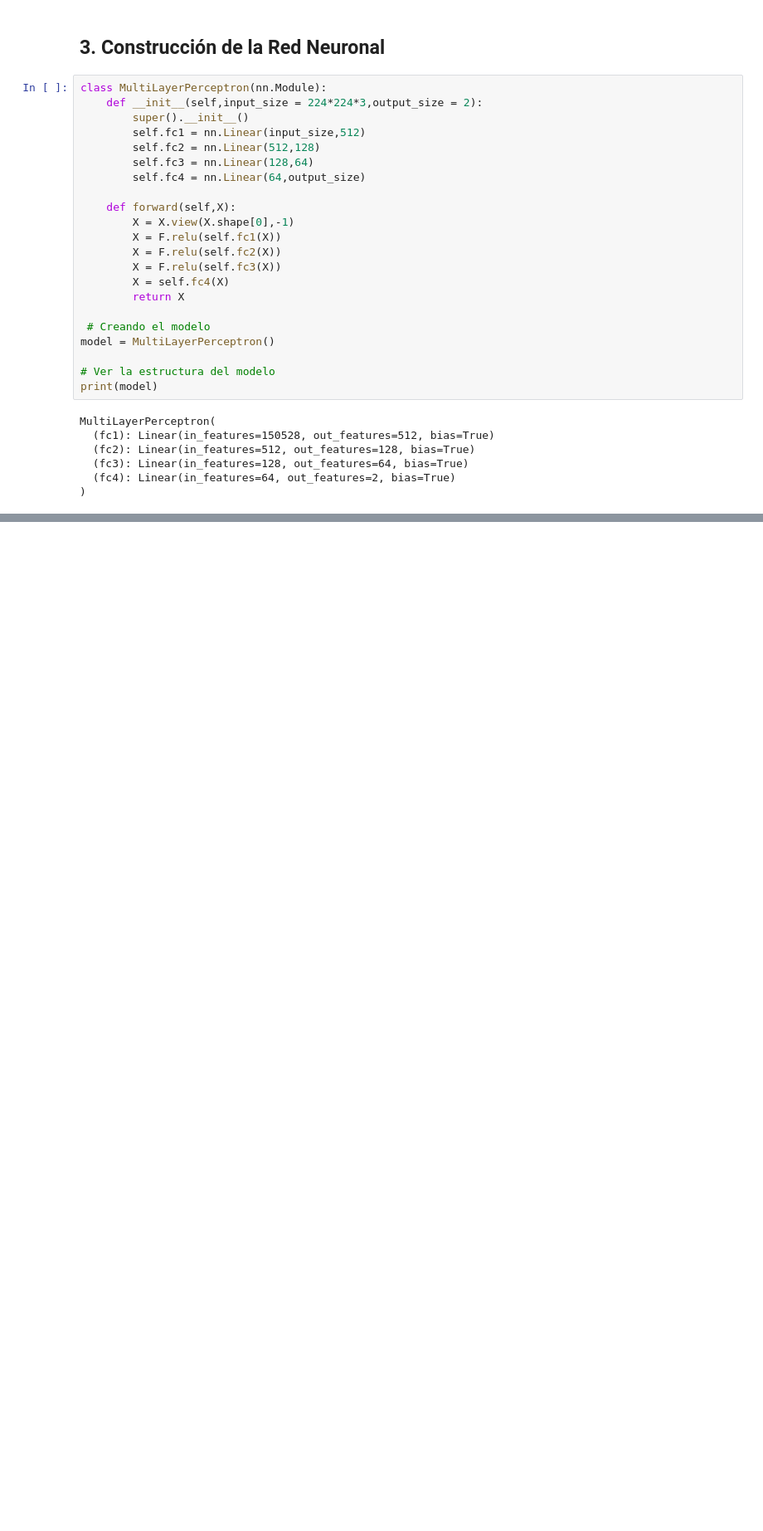
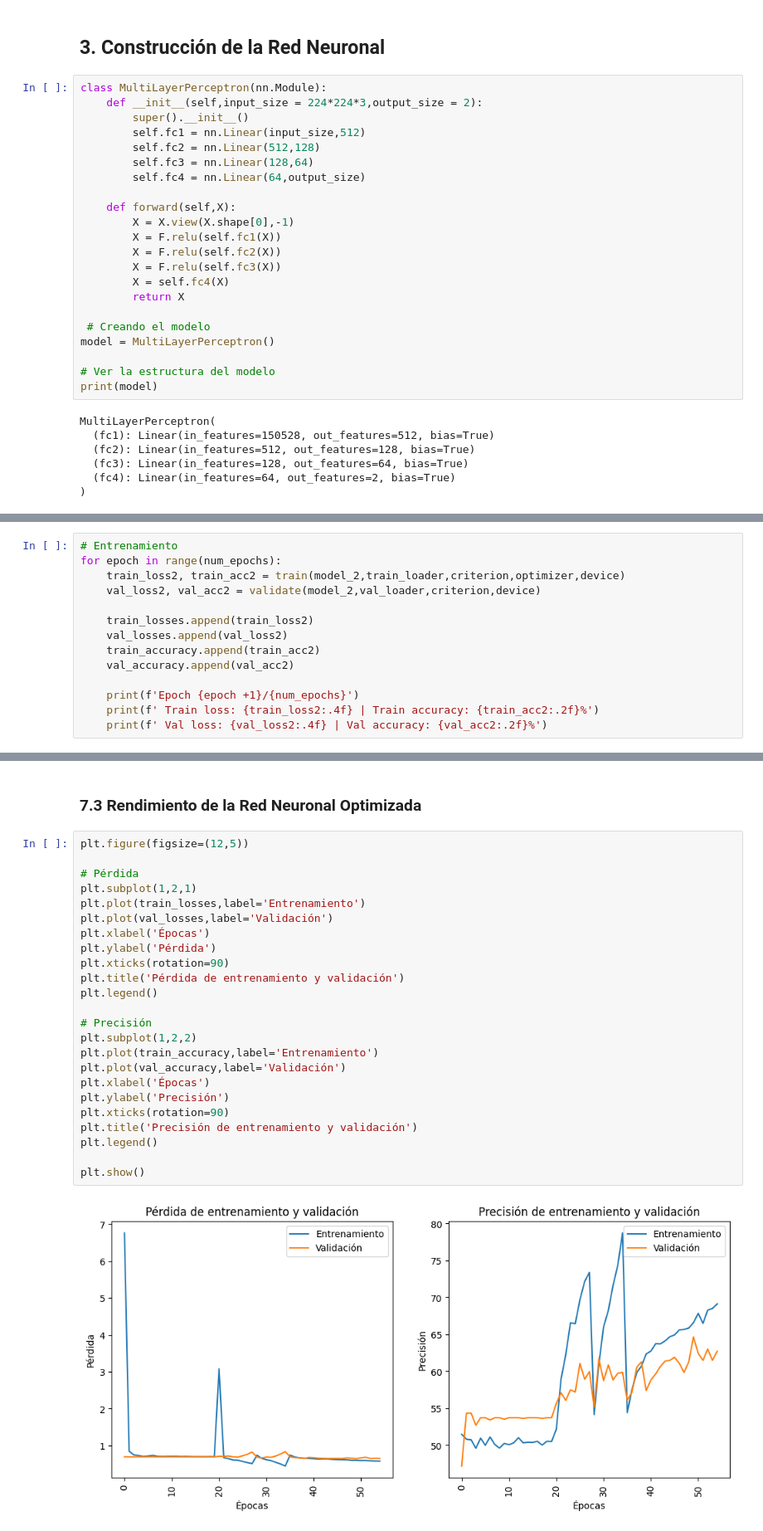
Before and after one commit to AndrsGzRo/pytorch-identificacion-perrosygatos, a Jupyter notebook: AndresGuzmanRodriguez_reto_C7SC4.ipynb, the cells around one changed output, grey strips where cells are left out. Shown at 83% size. Saved outputs shown, nothing was run; the diff lists cells and outputs as text; blank space fills up the shorter version.

```diff
--- a/AndresGuzmanRodriguez_reto_C7SC4.ipynb
+++ b/AndresGuzmanRodriguez_reto_C7SC4.ipynb
@@ -151,0 +385,14 @@ MultiLayerPerceptron(
+# %%
+# Entrenamiento
+for epoch in range(num_epochs):
+    train_loss2, train_acc2 = train(model_2,train_loader,criterion,optimizer,device)
+    val_loss2, val_acc2 = validate(model_2,val_loader,criterion,device)
+
+    train_losses.append(train_loss2)
+    val_losses.append(val_loss2)
+    train_accuracy.append(train_acc2)
+    val_accuracy.append(val_acc2)
+
+    print(f'Epoch {epoch +1}/{num_epochs}')
+    print(f' Train loss: {train_loss2:.4f} | Train accuracy: {train_acc2:.2f}%')
+    print(f' Val loss: {val_loss2:.4f} | Val accuracy: {val_acc2:.2f}%')
@@ -151,0 +417,28 @@ MultiLayerPerceptron(
+# %% [markdown]
+### 7.3 Rendimiento de la Red Neuronal Optimizada
+# %%
+plt.figure(figsize=(12,5))
+
+# Pérdida
+plt.subplot(1,2,1)
+plt.plot(train_losses,label='Entrenamiento')
+plt.plot(val_losses,label='Validación')
+plt.xlabel('Épocas')
+plt.ylabel('Pérdida')
+plt.xticks(rotation=90)
+plt.title('Pérdida de entrenamiento y validación')
+plt.legend()
+
+# Precisión
+plt.subplot(1,2,2)
+plt.plot(train_accuracy,label='Entrenamiento')
+plt.plot(val_accuracy,label='Validación')
+plt.xlabel('Épocas')
+plt.ylabel('Precisión')
+plt.xticks(rotation=90)
+plt.title('Precisión de entrenamiento y validación')
+plt.legend()
+
+plt.show()
+# %% [output]
+[figure, added]
```
Also changed, not shown: parts of 21 cells of this notebook.
